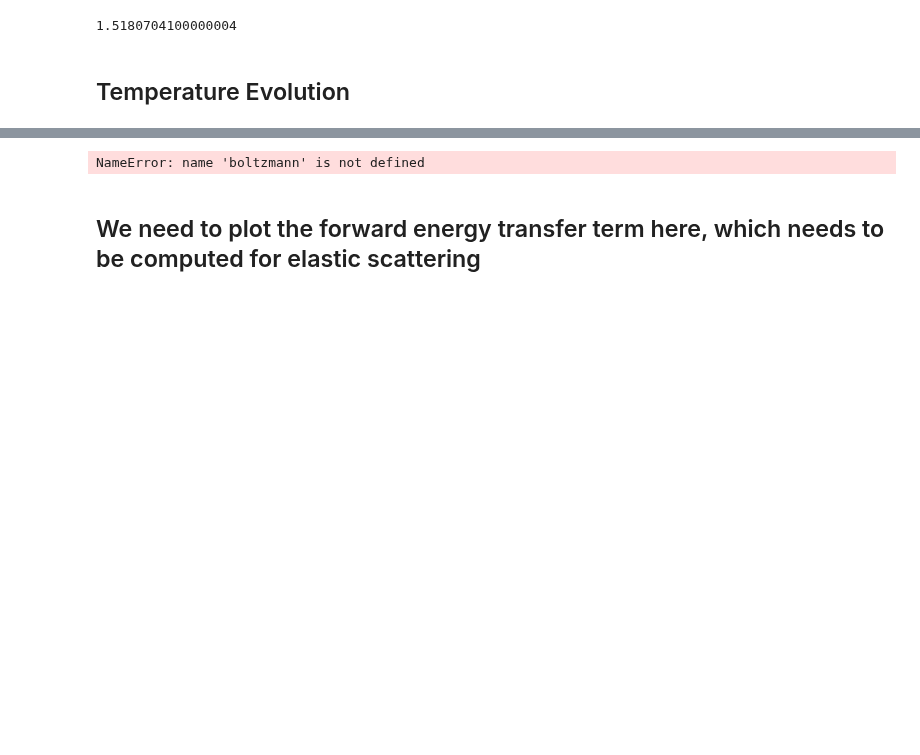
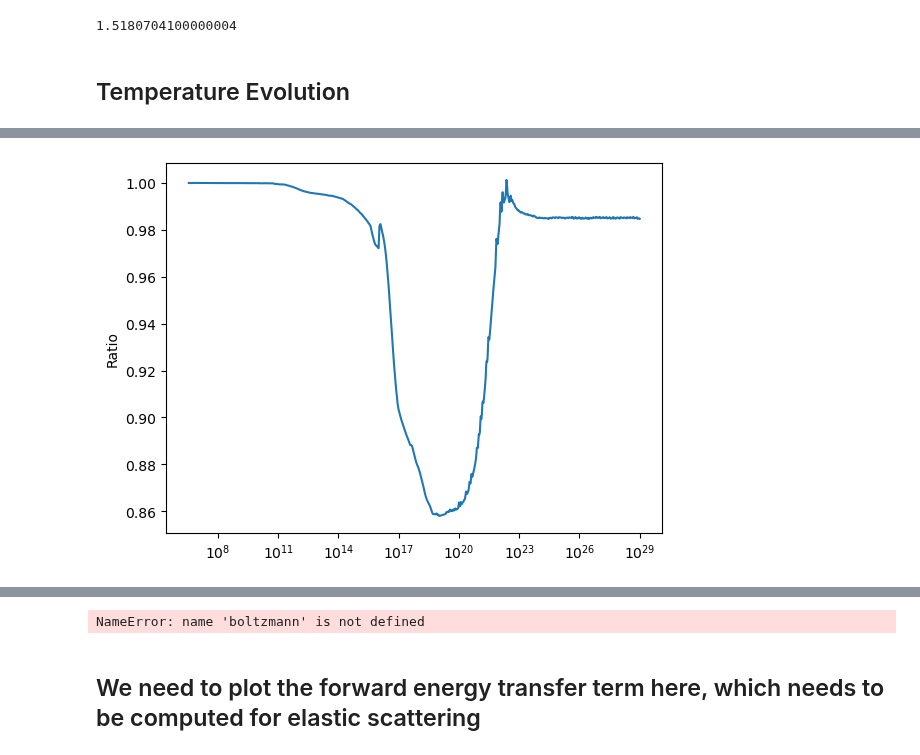
Before and after one commit to Duncan-Adams/mcp_boltzmann, a Jupyter notebook: notebooks/adm_boltzmann_solver.ipynb, the cells around one changed output, grey strips where cells are left out. Cells and saved outputs as stored; diff of their text form; code cells hidden in the pictures; blank space fills up the shorter version.

```diff
--- a/notebooks/adm_boltzmann_solver.ipynb
+++ b/notebooks/adm_boltzmann_solver.ipynb
@@ -240,5 +242,22 @@ fig3_1311_2600_Td_by_Tgam = load_csv('../input/fig/1311.2600_fig5_right_Td_by_Tg
 # fig3_1311_2600_Tnu_by_Tgam = load_csv('../input/fig/1311.2600_fig4_right_Tnu_by_Tgam.csv')
 # fig3_1311_2600_Tnu_by_Tgam = load_csv('../input/fig/1311.2600_fig5_left_Tnu_by_Tgam.csv')
 # fig3_1311_2600_Tnu_by_Tgam = load_csv('../input/fig/1311.2600_fig5_left_Tnu_by_Tgam.csv')
+# %%
+T_gam_sm_I = interp1d(time_sm, T_gam_sm)
+T_gam_bsm_I = interp1d(time_bsm, T_gam_bsm)
+
+plt.plot(time_sm, T_gam_bsm_I(time_sm)/T_gam_sm_I(time_sm))
+plt.xscale('log')
+
+# plt.gca().invert_xaxis()
+# plt.xlabel(r'T$_{\rm gam, sm}$ [MeV]')
+
+plt.ylabel('Ratio')
+
+# plt.axvline(m_dp, linestyle='dashed', color='black')
+# plt.axvline(m_de, linestyle='dashed', color='black')
+plt.show()
+# %% [output]
+[figure, added]
 # %%
 plt.plot(time_bsm, T_nu_bsm/T_gam_bsm, label=r'T$_\nu$/T$_\gamma$')
```
Also changed, not shown: parts of 9 cells of this notebook, 4 other files.
